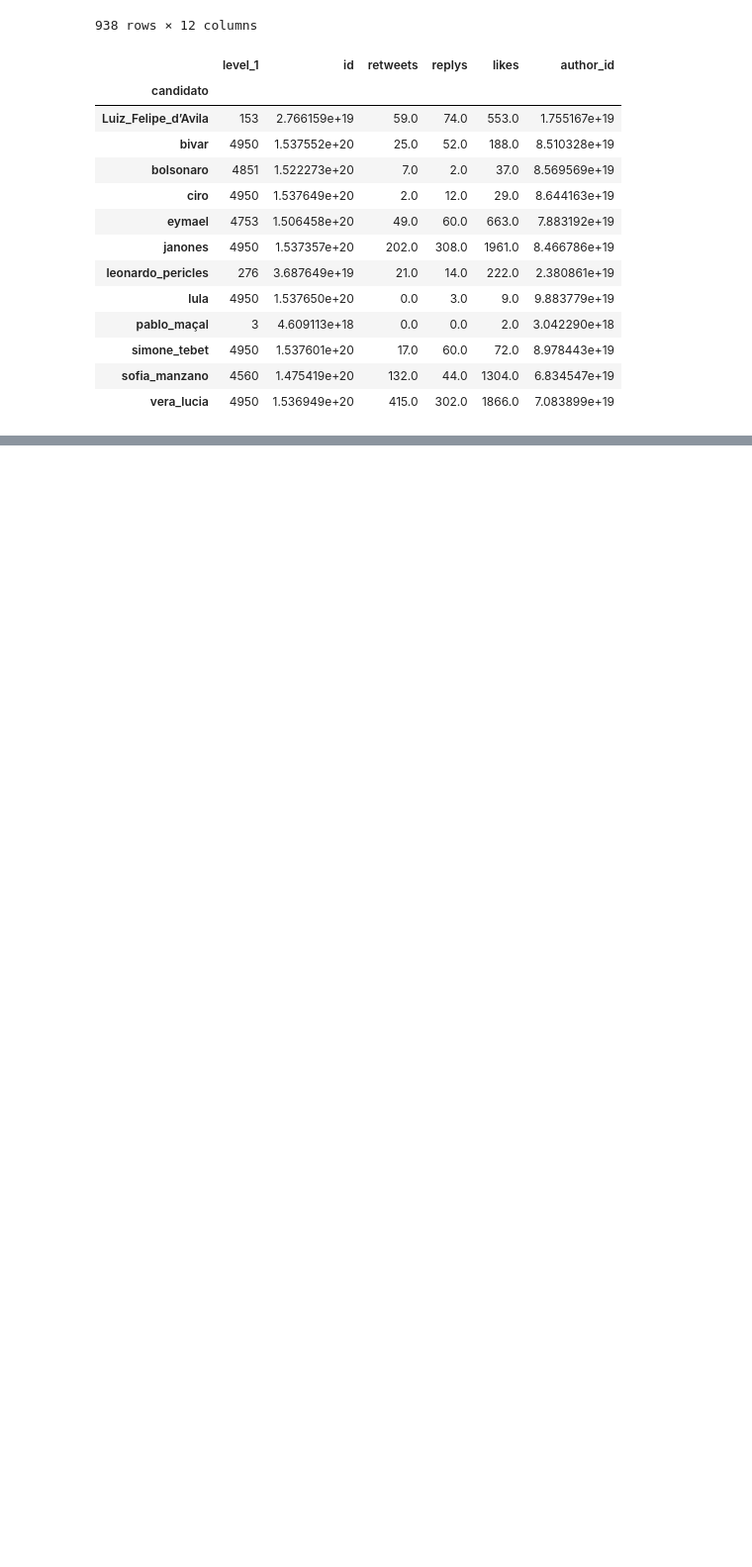
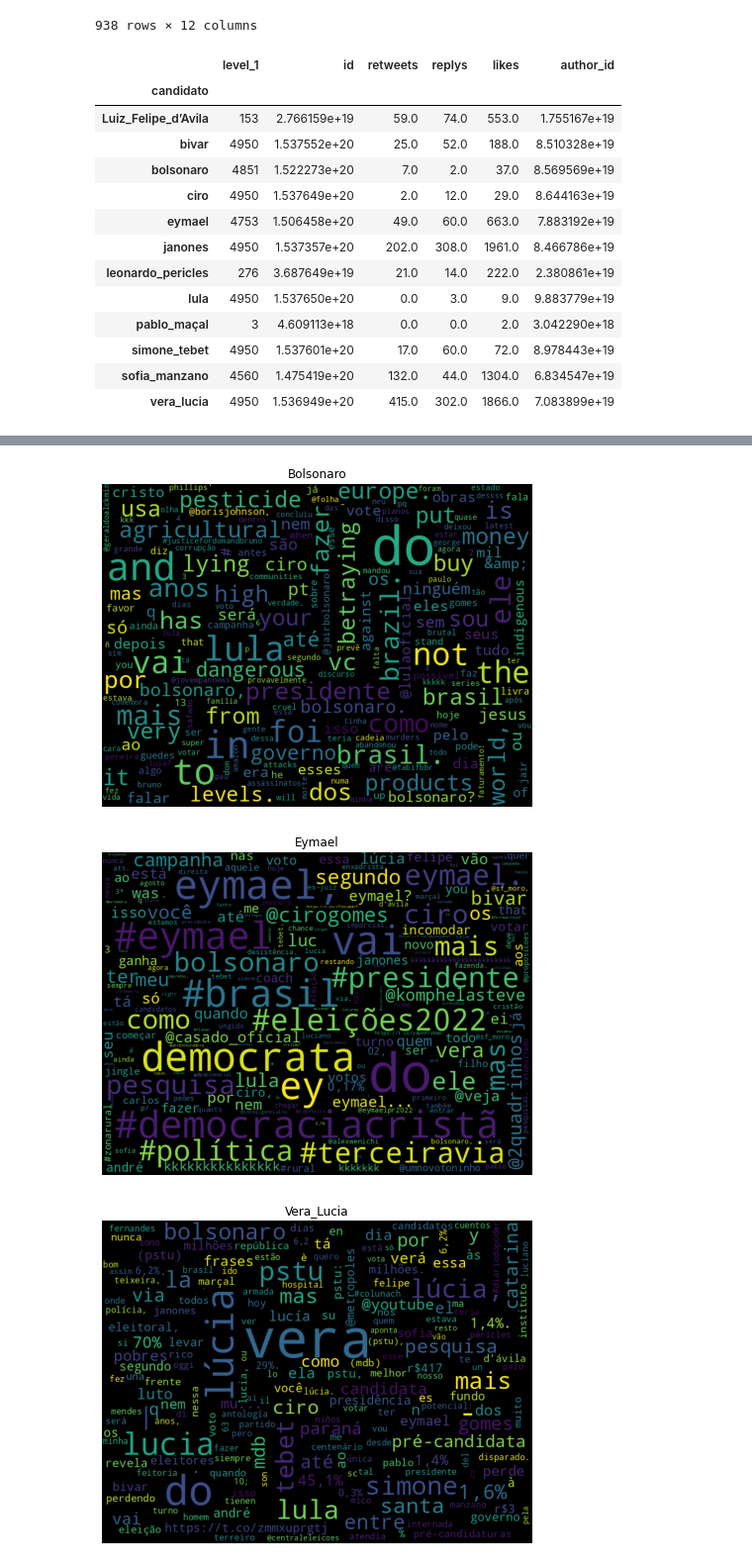
Before and after one commit to EduardoTTristao/analise-de-sentimento-politico-pelo-twitter, a Jupyter notebook: analise-de-sentimento-politico-pelo-twitter/data_analysis.ipynb, the cells around one changed output, grey strips where cells are left out. Shown at 99% size. Saved outputs shown, nothing was run; the diff lists cells and outputs as text; code cells hidden in the pictures; blank space fills up the shorter version.

```diff
--- a/analise-de-sentimento-politico-pelo-twitter/data_analysis.ipynb
+++ b/analise-de-sentimento-politico-pelo-twitter/data_analysis.ipynb
@@ -16,10 +18,12 @@ warnings.filterwarnings(action = 'ignore')
 import glob
 
 def df_all_folder(path, local=False):
-
-    all_files = glob.glob(path + "*_por_tema_tweets.csv*")
+    if local:
+        all_files = glob.glob(path + "*_tweets_locais.csv")
+    else:
+        all_files = glob.glob(path + "*_por_tema_tweets.csv")
     if len(all_files) == 0:
-        all_files = glob.glob(path + "*_tweets.csv*")
+        all_files = glob.glob(path + "*_tweets.csv")
     li = []
 
     for filename in all_files:
@@ -33,6 +37,7 @@ def df_all_folder(path, local=False):
         x = x.replace("dados/ultimos_7_dias/pos\\", "")
         x = x.replace("dados/ultimos_7_dias/neg\\", "")
         x = x.replace("_tweets.csv", "")
+        x = x.replace("_tweets_locais.csv", "")
         x = x.replace("dados/ultimos_100_tweets\\", "")
         names.append(x.replace(" ","_"))
     return pd.concat(li, axis=0, keys =names).reset_index().rename(columns={'level_0': "candidato"})
@@ -415,0 +446,4 @@ df
+# %%
+path = "dados/ultimos_100_tweets/"
+df = df_all_folder(path, local=False)
+df
@@ -415,0 +464,31 @@ df
+# %%
+df['text'] = df.apply(lambda x: x['text'].lower().split(), axis = 1)
+# %%
+from wordcloud import WordCloud
+from collections import Counter
+
+def generate_wordcloud(df, candidato):
+    stop_words = [candidato, 'que', 'a', 'o', 'é', 'de', 'uma', 'não', 'eu', 'se', 'e', 'da', 'as', 'ok', 'com', 'umas', 'um', 'uns', 'pra', 'no', 'em', 'na', 'tem', 'para', 'pro']
+    df = df[df['candidato'] == candidato]
+    txt = []
+
+    for text in df['text']:
+        for word in text:
+            if word not in stop_words:
+                txt.append(word)
+
+    wordcloud = WordCloud(max_font_size=100, width=800, height=600).generate_from_frequencies(Counter(txt))
+
+    fig, ax = plt.subplots(figsize=(10,6))
+    ax.imshow(wordcloud, interpolation='bilinear')
+    plt.title("{}".format(candidato.title()))
+    ax.set_axis_off()
+    plt.imshow(wordcloud);
+    plt.show()
+# %%
+for candidato in df['candidato'].unique():
+    generate_wordcloud(df, candidato)
+# %% [output]
+[figure, added]
+[figure, added]
+[figure, added]
```
Also changed, not shown: parts of 16 cells of this notebook.
